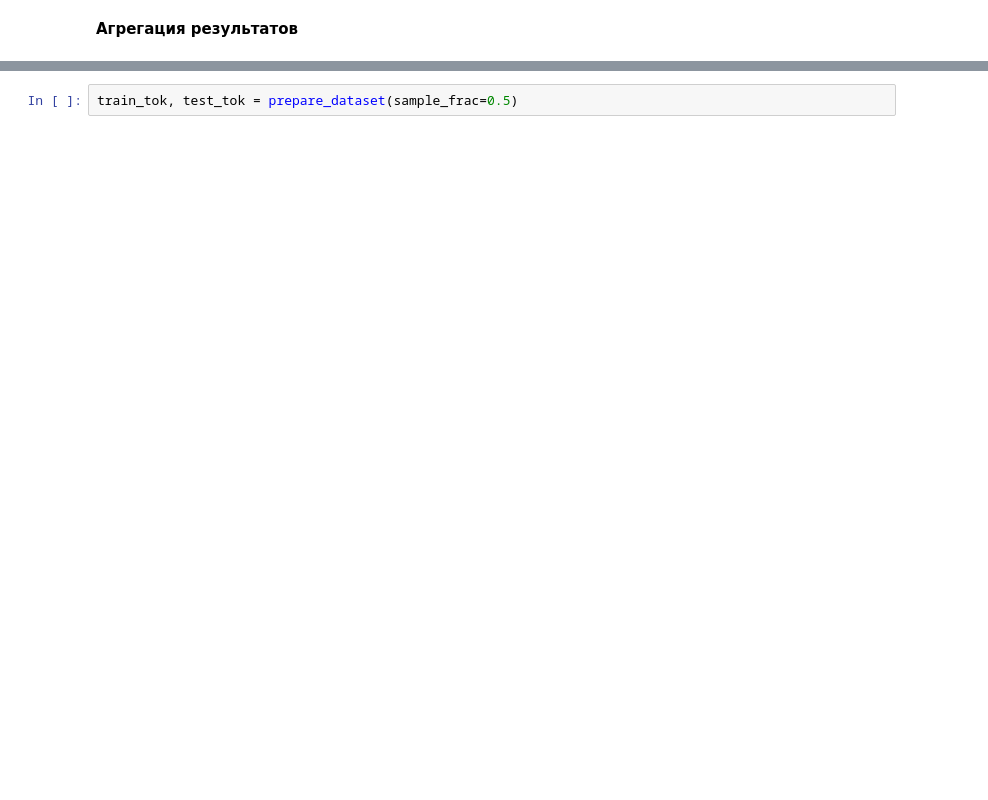
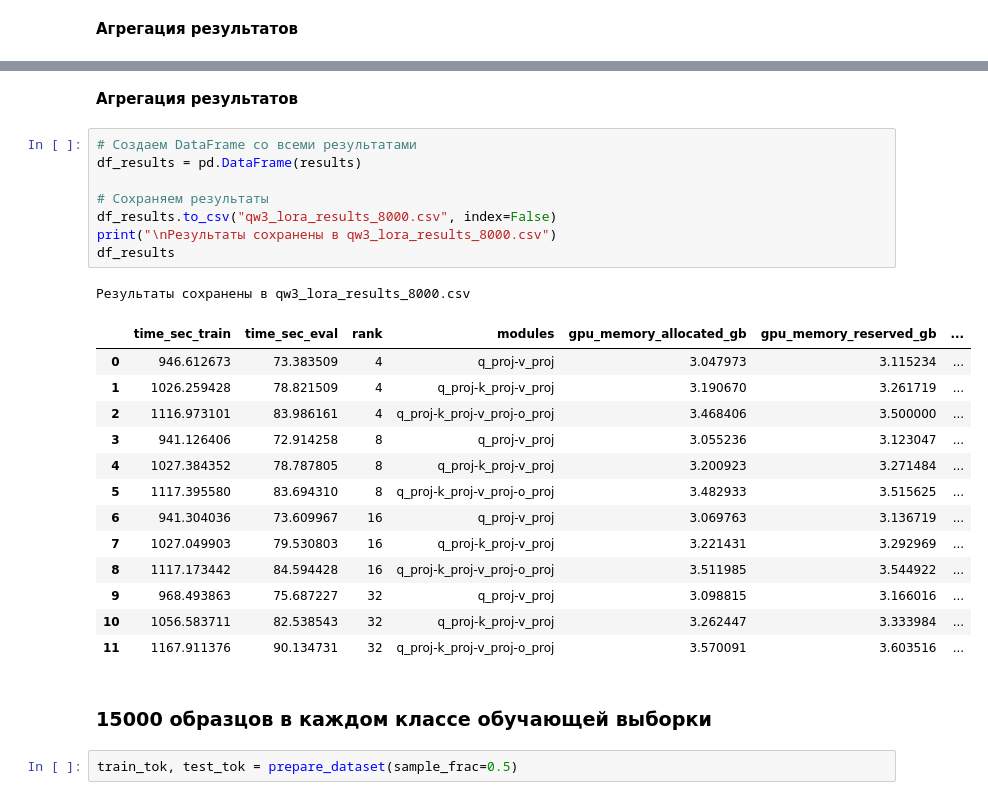
Before and after one commit to Lemekhova/msc-lemekhova, a Jupyter notebook: Эксперименты/Qwen3_AG_news/Exp_AG_qw3.ipynb, the cells around one changed output, grey strips where cells are left out. Cells and saved outputs as stored; diff of their text form; blank space fills up the shorter version.

```diff
--- a/Эксперименты/Qwen3_AG_news/Exp_AG_qw3.ipynb
+++ b/Эксперименты/Qwen3_AG_news/Exp_AG_qw3.ipynb
@@ -924,2 +938,29 @@ df_results
+# %% [markdown]
+**Агрегация результатов**
+# %%
+# Создаем DataFrame со всеми результатами
+df_results = pd.DataFrame(results)
+
+# Сохраняем результаты
+df_results.to_csv("qw3_lora_results_8000.csv", index=False)
+print("\nРезультаты сохранены в qw3_lora_results_8000.csv")
+df_results
+# %% [output]
+Результаты сохранены в qw3_lora_results_8000.csv
+|  | time_sec_train | time_sec_eval | rank | modules | gpu_memory_allocated_gb | gpu_memory_reserved_gb | ... |
+| 0 | 946.612673 | 73.383509 | 4 | q_proj-v_proj | 3.047973 | 3.115234 | ... |
+| 1 | 1026.259428 | 78.821509 | 4 | q_proj-k_proj-v_proj | 3.190670 | 3.261719 | ... |
+| 2 | 1116.973101 | 83.986161 | 4 | q_proj-k_proj-v_proj-o_proj | 3.468406 | 3.500000 | ... |
+| 3 | 941.126406 | 72.914258 | 8 | q_proj-v_proj | 3.055236 | 3.123047 | ... |
+| 4 | 1027.384352 | 78.787805 | 8 | q_proj-k_proj-v_proj | 3.200923 | 3.271484 | ... |
+| 5 | 1117.395580 | 83.694310 | 8 | q_proj-k_proj-v_proj-o_proj | 3.482933 | 3.515625 | ... |
+| 6 | 941.304036 | 73.609967 | 16 | q_proj-v_proj | 3.069763 | 3.136719 | ... |
+| 7 | 1027.049903 | 79.530803 | 16 | q_proj-k_proj-v_proj | 3.221431 | 3.292969 | ... |
+| 8 | 1117.173442 | 84.594428 | 16 | q_proj-k_proj-v_proj-o_proj | 3.511985 | 3.544922 | ... |
+| 9 | 968.493863 | 75.687227 | 32 | q_proj-v_proj | 3.098815 | 3.166016 | ... |
+| 10 | 1056.583711 | 82.538543 | 32 | q_proj-k_proj-v_proj | 3.262447 | 3.333984 | ... |
+| 11 | 1167.911376 | 90.134731 | 32 | q_proj-k_proj-v_proj-o_proj | 3.570091 | 3.603516 | ... |
+# %% [markdown]
+### **15000 образцов в каждом классе обучающей выборки**
 # %%
 train_tok, test_tok = prepare_dataset(sample_frac=0.5)
```
Also changed, not shown: parts of 127 cells of this notebook.
